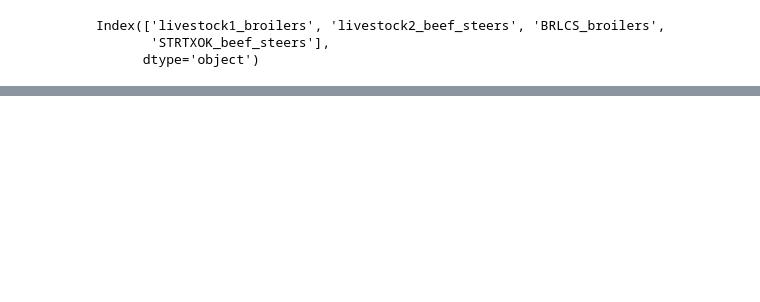
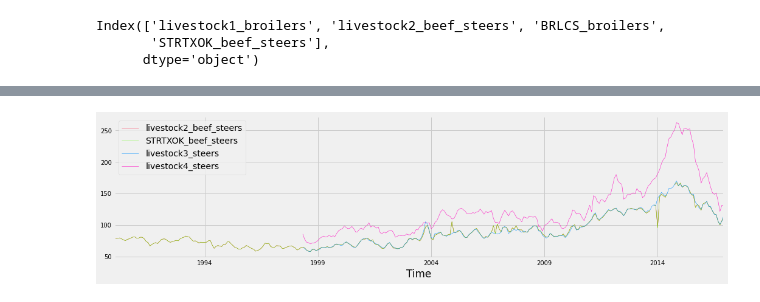
Before and after one commit to ankitaggarwal64/Time-Series-Sales-Forecasting-for-Agricultural-Equipments, a Jupyter notebook: Data_Understanding(EDA).ipynb, the cells around one changed output, grey strips where cells are left out. Drawn from its saved outputs; the diff is of its cells as text; code cells hidden in the pictures; blank space fills up the shorter version.

```diff
--- a/Data_Understanding(EDA).ipynb
+++ b/Data_Understanding(EDA).ipynb
@@ -169,3 +217,0 @@ plt.show()
-# %%
-# Dropping the livestock1_broilers and livestock2_beef_steers as these are duplicates for BRLCS_broilers & STRTXOK_beef_steers respectively
-clean_combined_sales_ind = clean_combined_sales_ind.drop(columns=["livestock1_broilers","livestock2_beef_steers"],axis=1)
@@ -193,3 +217,0 @@ from google.colab import data_table
-# %%
-# checking rows with missing values
-clean_combined_sales_ind["sum"] = clean_combined_sales_ind.isnull().sum(axis=1)
@@ -239,0 +218,10 @@ pyplot.show()
+# %%
+# Ploting livestock2_beef_steers, STRTXOK_beef_steers,livestock3_steer,livestock4_steer in single plot
+plt.style.use("fivethirtyeight")
+ax = clean_combined_sales_ind[["livestock2_beef_steers","STRTXOK_beef_steers","livestock3_steers","livestock4_steers"]].plot(subplots= False,linewidth=0.5,sharex=False,sharey=True,colormap = "gist_rainbow", figsize=(16,4),fontsize=10)
+plt.show()
+
+#Observation : livestock2_beef_steers, STRTXOK_beef_steers are exactly same and are duplicates, therefore one of them can be removed. We will remove livestock2_beef_steers.
+#Observation : livestock3_steers seemns to be almost perfectly correlated to livestock2_beef_steers and STRTXOK_beef_steers. livestock3_steers can be used to fill out missing values in ivestock2_beef_steers/STRTXOK_beef_steers
+# %% [output]
+[figure, added]
```
Also changed, not shown: parts of 26 cells of this notebook.
